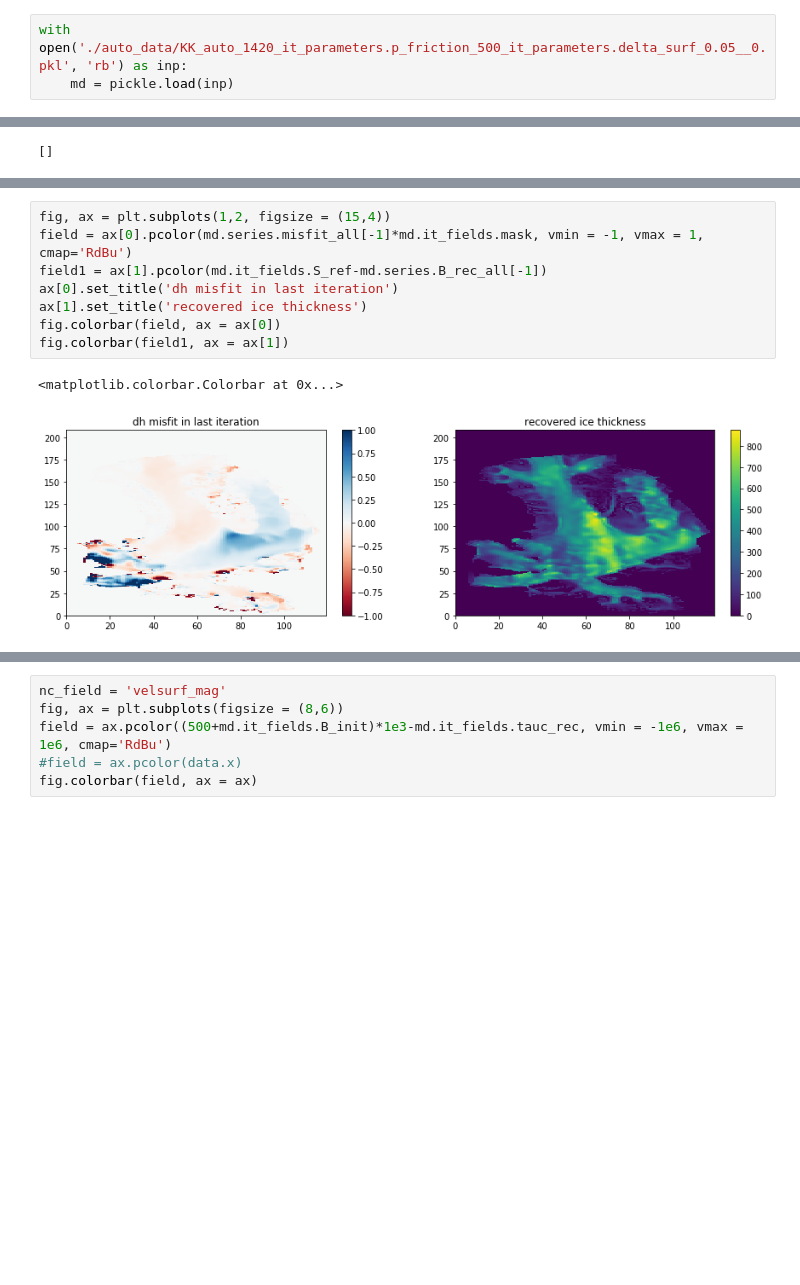
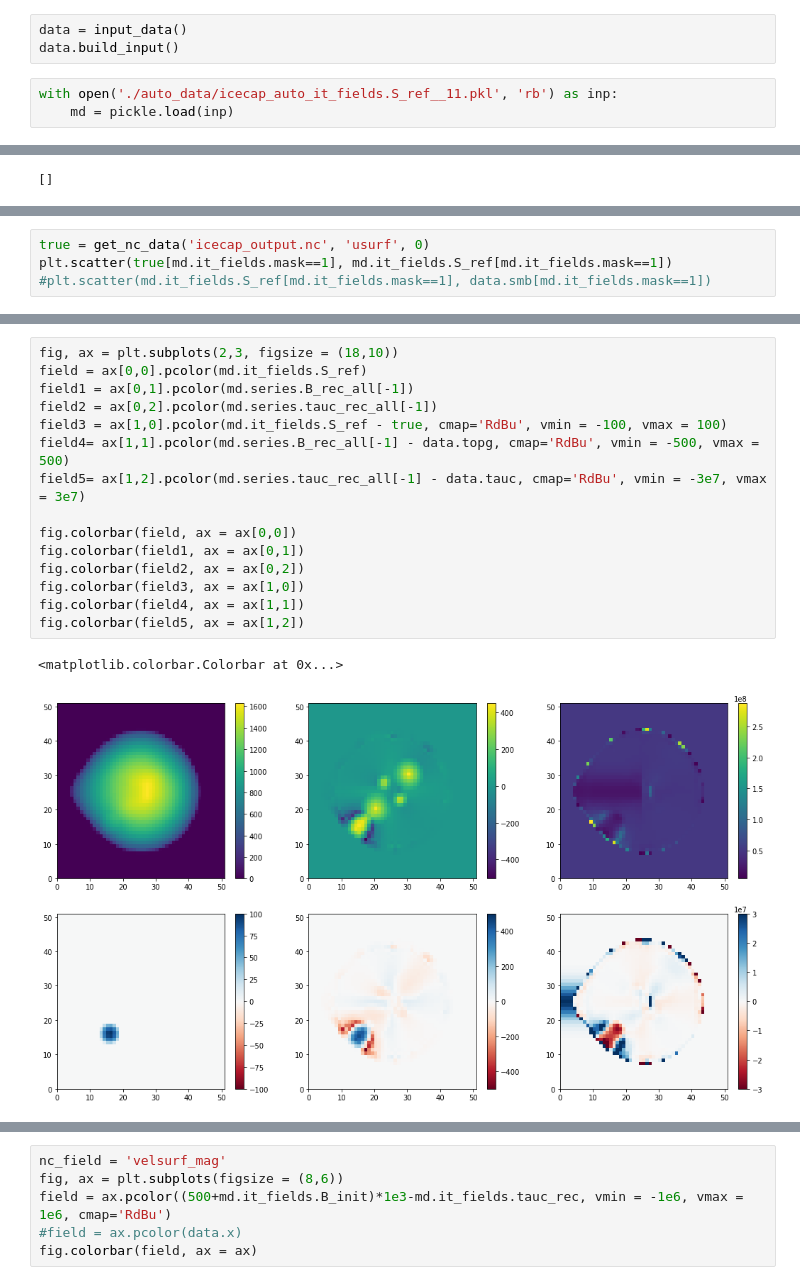
Before and after one commit to hahohe1892/thick_inv, a Jupyter notebook: auto_analysis.ipynb, the cells around one changed output, grey strips where cells are left out. Cells and saved outputs as stored; diff of their text form; blank space fills up the shorter version.

Commit message:
sensitivity experiments for sliding ice cap: input errors

```diff
--- a/auto_analysis.ipynb
+++ b/auto_analysis.ipynb
@@ -23,5 +24,8 @@ from model import *
+# %%
+data = input_data()
+data.build_input()
 # %%
-with open('./auto_data/KK_auto_1420_it_parameters.p_friction_500_it_parameters.delta_surf_0.05__0.pkl', 'rb') as inp:
+with open('./auto_data/icecap_auto_it_fields.S_ref__11.pkl', 'rb') as inp:
     md = pickle.load(inp)
 # %%
 print(md.warnings)
@@ -38,0 +50,4 @@ Text(0.5, 1.0, 'Bed deviation compared to initial bed vs iter')
+# %%
+true = get_nc_data('icecap_output.nc', 'usurf', 0)
+plt.scatter(true[md.it_fields.mask==1], md.it_fields.S_ref[md.it_fields.mask==1])
+#plt.scatter(md.it_fields.S_ref[md.it_fields.mask==1], data.smb[md.it_fields.mask==1])
@@ -39,14 +57,21 @@ Text(0.5, 1.0, 'Bed deviation compared to initial bed vs iter')
 # %%
-fig, ax = plt.subplots(1,2, figsize = (15,4))
-field = ax[0].pcolor(md.series.misfit_all[-1]*md.it_fields.mask, vmin = -1, vmax = 1, cmap='RdBu')
-field1 = ax[1].pcolor(md.it_fields.S_ref-md.series.B_rec_all[-1])
-ax[0].set_title('dh misfit in last iteration')
-ax[1].set_title('recovered ice thickness')
-fig.colorbar(field, ax = ax[0])
-fig.colorbar(field1, ax = ax[1])
+fig, ax = plt.subplots(2,3, figsize = (18,10))
+field = ax[0,0].pcolor(md.it_fields.S_ref)
+field1 = ax[0,1].pcolor(md.series.B_rec_all[-1])
+field2 = ax[0,2].pcolor(md.series.tauc_rec_all[-1])
+field3 = ax[1,0].pcolor(md.it_fields.S_ref - true, cmap='RdBu', vmin = -100, vmax = 100)
+field4= ax[1,1].pcolor(md.series.B_rec_all[-1] - data.topg, cmap='RdBu', vmin = -500, vmax = 500)
+field5= ax[1,2].pcolor(md.series.tauc_rec_all[-1] - data.tauc, cmap='RdBu', vmin = -3e7, vmax = 3e7)
+
+fig.colorbar(field, ax = ax[0,0])
+fig.colorbar(field1, ax = ax[0,1])
+fig.colorbar(field2, ax = ax[0,2])
+fig.colorbar(field3, ax = ax[1,0])
+fig.colorbar(field4, ax = ax[1,1])
+fig.colorbar(field5, ax = ax[1,2])
 # %% [output]
 <matplotlib.colorbar.Colorbar at 0x...>
-[figure, old version]
+[figure, new version]
 # %%
 from IPython.display import display, clear_output #needed for animated plots
 
```
Also changed, not shown: parts of 9 cells of this notebook, 2 other files.
